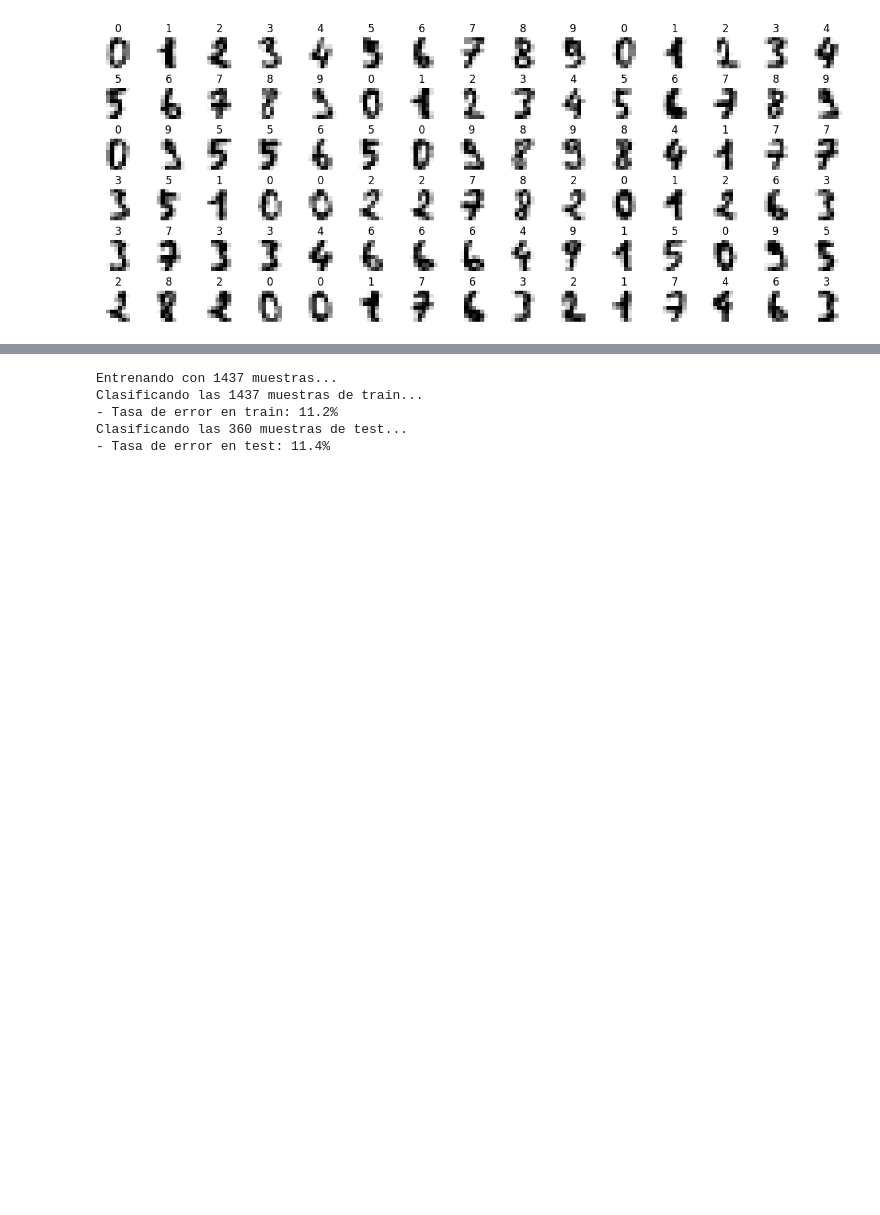
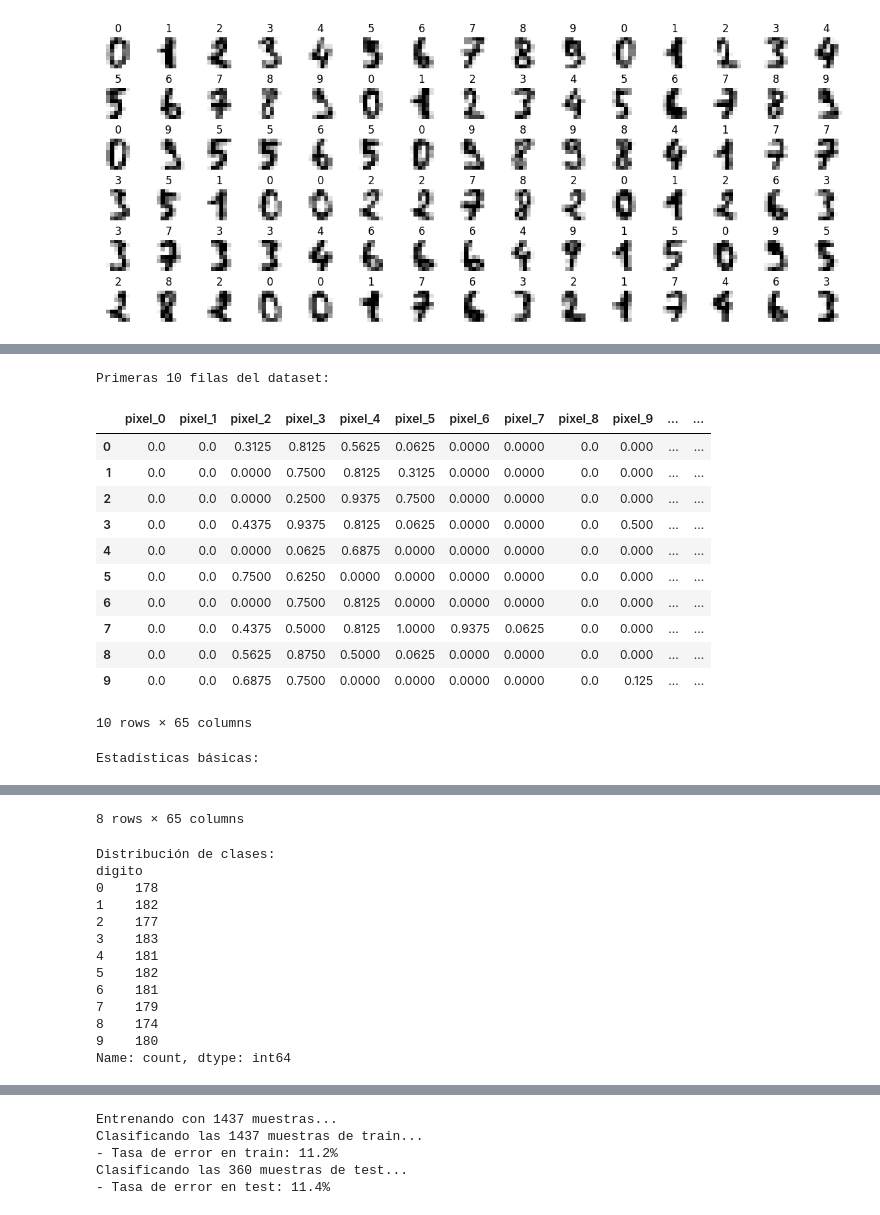
Before and after one commit to jsilvestreUPV/PRG-GIA-EPSA, a Jupyter notebook: T1: Tipos de datos avanzados en Python/T1.6 Ejemplo de aplicación en IA.ipynb, the cells around one changed output, grey strips where cells are left out. Saved outputs shown, nothing was run; the diff lists cells and outputs as text; code cells hidden in the pictures; blank space fills up the shorter version.

```diff
--- a/T1: Tipos de datos avanzados en Python/T1.5 Ejemplo de aplicación en IA.ipynb
+++ b/T1: Tipos de datos avanzados en Python/T1.6 Ejemplo de aplicación en IA.ipynb
@@ -49,0 +55,31 @@ for ax, xn, yn in zip(axs.flat, X, y):
+# %%
+# Crear DataFrame
+df = pd.DataFrame(X, columns=[f'pixel_{i}' for i in range(X.shape[1])])
+df['digito'] = y
+
+# Mostrar las primeras filas
+print("Primeras 10 filas del dataset:")
+display(df.head(10))
+
+# Estadísticas básicas
+print("\nEstadísticas básicas:")
+display(df.describe())
+
+# Distribución de clases
+print("\nDistribución de clases:")
+print(df['digito'].value_counts().sort_index())
+# %% [output]
+Primeras 10 filas del dataset:
+|  | pixel_0 | pixel_1 | pixel_2 | pixel_3 | pixel_4 | pixel_5 | pixel_6 | pixel_7 | pixel_8 | pixel_9 | ... | ... |
+| 0 | 0.0 | 0.0 | 0.3125 | 0.8125 | 0.5625 | 0.0625 | 0.0000 | 0.0000 | 0.0 | 0.000 | ... | ... |
+| 1 | 0.0 | 0.0 | 0.0000 | 0.7500 | 0.8125 | 0.3125 | 0.0000 | 0.0000 | 0.0 | 0.000 | ... | ... |
+| 2 | 0.0 | 0.0 | 0.0000 | 0.2500 | 0.9375 | 0.7500 | 0.0000 | 0.0000 | 0.0 | 0.000 | ... | ... |
+| 3 | 0.0 | 0.0 | 0.4375 | 0.9375 | 0.8125 | 0.0625 | 0.0000 | 0.0000 | 0.0 | 0.500 | ... | ... |
+| 4 | 0.0 | 0.0 | 0.0000 | 0.0625 | 0.6875 | 0.0000 | 0.0000 | 0.0000 | 0.0 | 0.000 | ... | ... |
+| 5 | 0.0 | 0.0 | 0.7500 | 0.6250 | 0.0000 | 0.0000 | 0.0000 | 0.0000 | 0.0 | 0.000 | ... | ... |
+| 6 | 0.0 | 0.0 | 0.0000 | 0.7500 | 0.8125 | 0.0000 | 0.0000 | 0.0000 | 0.0 | 0.000 | ... | ... |
+| 7 | 0.0 | 0.0 | 0.4375 | 0.5000 | 0.8125 | 1.0000 | 0.9375 | 0.0625 | 0.0 | 0.000 | ... | ... |
+| 8 | 0.0 | 0.0 | 0.5625 | 0.8750 | 0.5000 | 0.0625 | 0.0000 | 0.0000 | 0.0 | 0.000 | ... | ... |
+| 9 | 0.0 | 0.0 | 0.6875 | 0.7500 | 0.0000 | 0.0000 | 0.0000 | 0.0000 | 0.0 | 0.125 | ... | ... |
+10 rows × 65 columns
+Estadísticas básicas:
@@ -50 +95,15 @@ for ax, xn, yn in zip(axs.flat, X, y):
+8 rows × 65 columns
+Distribución de clases:
+digito
+0    178
+1    182
+2    177
+3    183
+4    181
+5    182
+6    181
+7    179
+8    174
+9    180
+Name: count, dtype: int64
 # %% [markdown]
```
Also changed, not shown: parts of 9 cells of this notebook, 1 other file.
